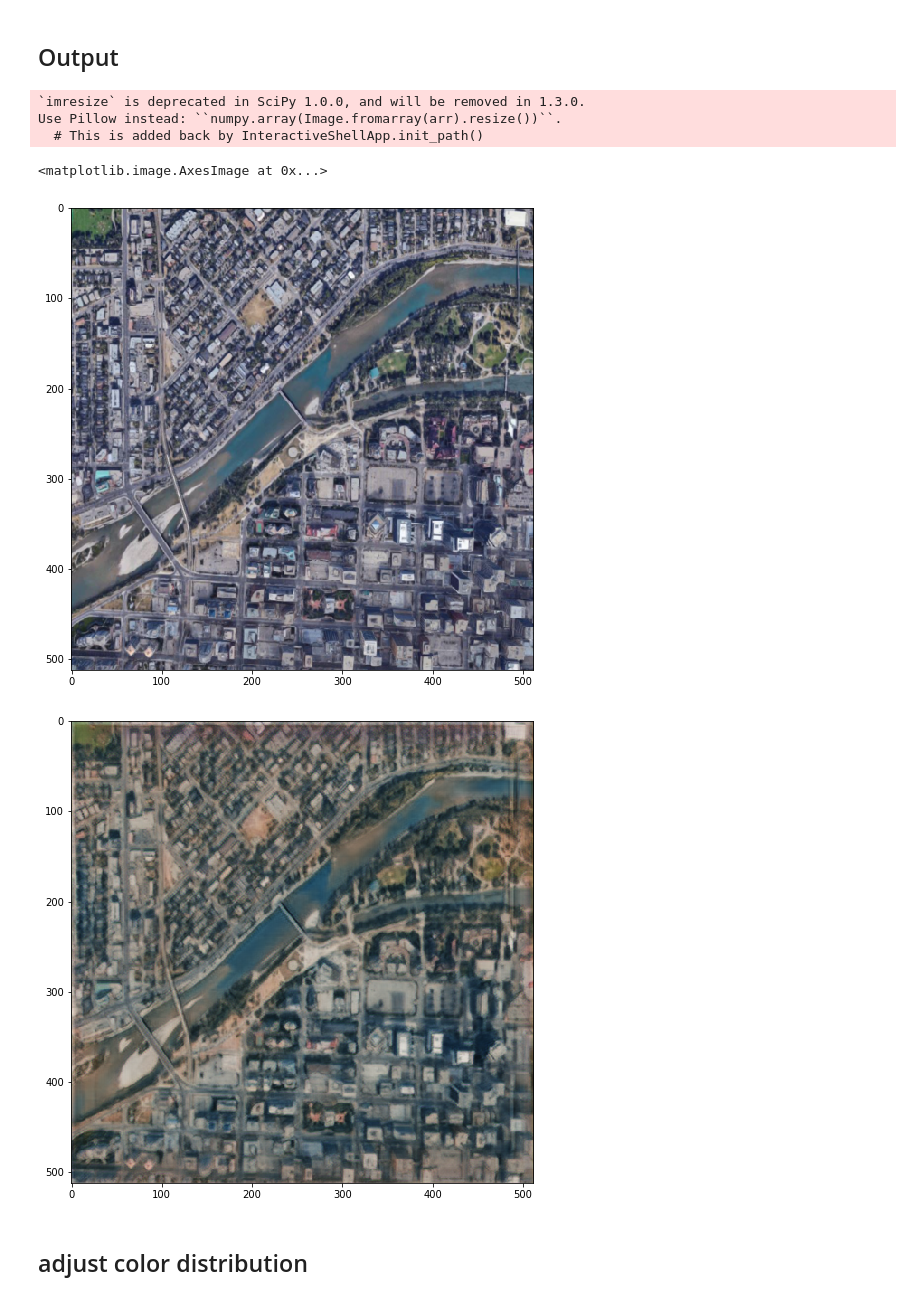
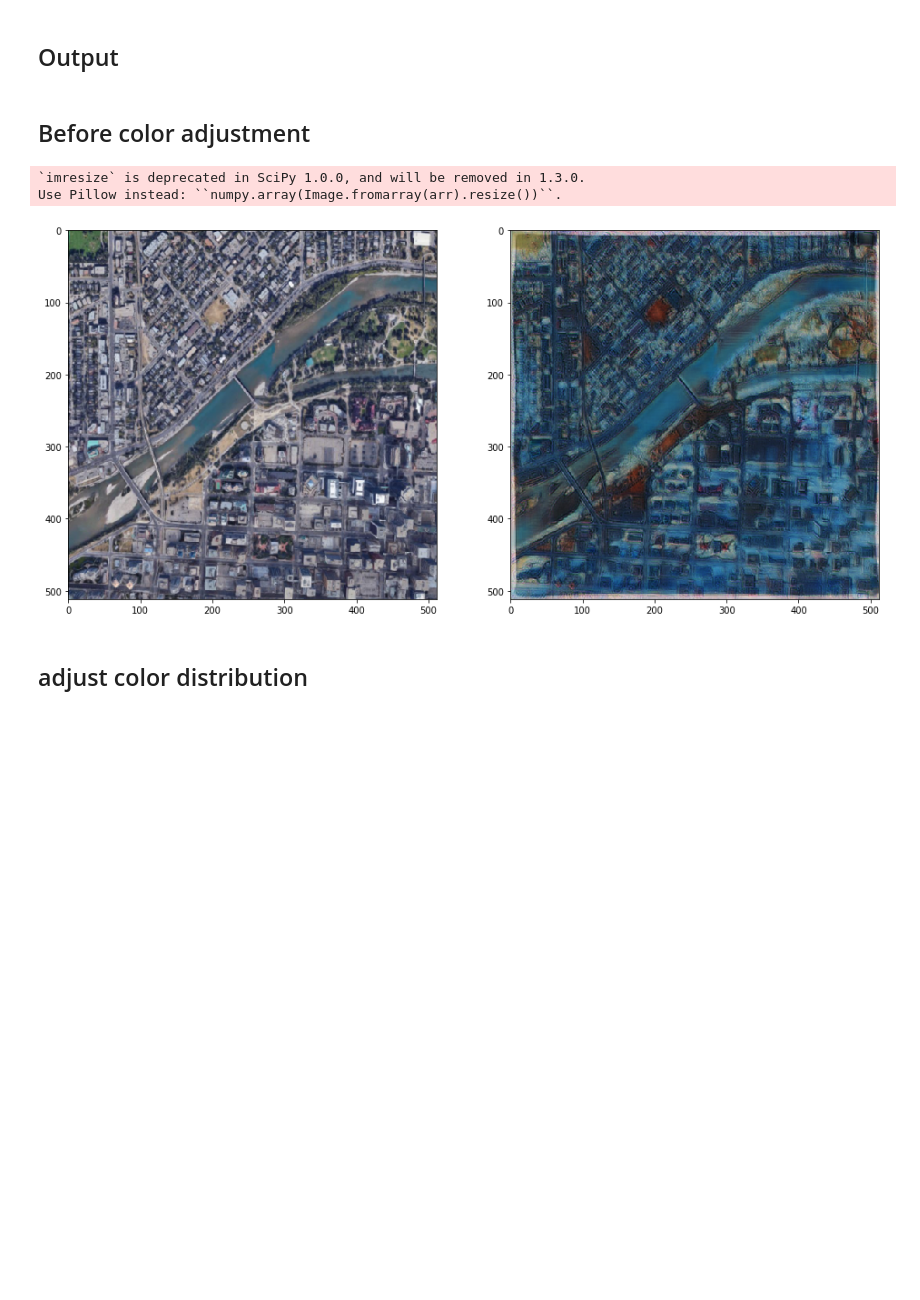
Before and after one commit to Davidnh8/CycleGan, a Jupyter notebook: Japanaese Art.ipynb, the cells around one changed output. Saved outputs shown, nothing was run; the diff lists cells and outputs as text; code cells hidden in the pictures; blank space fills up the shorter version.

```diff
--- a/Japanaese Art.ipynb
+++ b/Japanaese Art.ipynb
@@ -167,2 +160,9 @@ def img_range(img):
+# %%
+cyclegan=CycleGan.CycleGan('.\\data\\Japanese\\', 512,512, 3, 15)
+genXY=cyclegan.return_genXY()
+genYX=cyclegan.return_genYX()
+
+genXY.load_weights(".\\data\\Japanese\\models\\JapanesemodelgenXY_40_1_15")
+genYX.load_weights(".\\data\\Japanese\\models\\JapanesemodelgenYX_40_1_15")
 # %%
 import scipy.misc
@@ -189,22 +192,23 @@ def make_512_512(img):
         return new_img
     elif (new_h==512)*(new_v==512):
         return scaled_down_image
+# %% [markdown]
+## Before color adjustment
 # %%
+fig,ax=plt.subplots(1,2, figsize=[16,8.5])
+
 path="C:\\Users\\David\\Desktop\\CycleGan\\data\\Japanese\\Prince's island.jpg"
 img=imageio.imread(path)
 img=make_512_512(img)
-plt.figure(figsize=[11,8.5])
-plt.imshow(img)
+ax[0].imshow(img)
 
 transform_img=genXY.predict(img.reshape(1,512,512,3)/127.5-1)
-plt.figure(figsize=[11,8.5])
-plt.imshow(img_range(transform_img.reshape(512,512,3)))
+ax[1].imshow(img_range(transform_img.reshape(512,512,3)))
+
+plt.show()
 # %% [output]
 `imresize` is deprecated in SciPy 1.0.0, and will be removed in 1.3.0.
 Use Pillow instead: ``numpy.array(Image.fromarray(arr).resize())``.
-  # This is added back by InteractiveShellApp.init_path()
-<matplotlib.image.AxesImage at 0x...>
-[figure, old version]
+[figure, new version]
-[figure, removed]
 # %% [markdown]
 ## adjust color distribution
```
Also changed, not shown: parts of 21 cells of this notebook.
